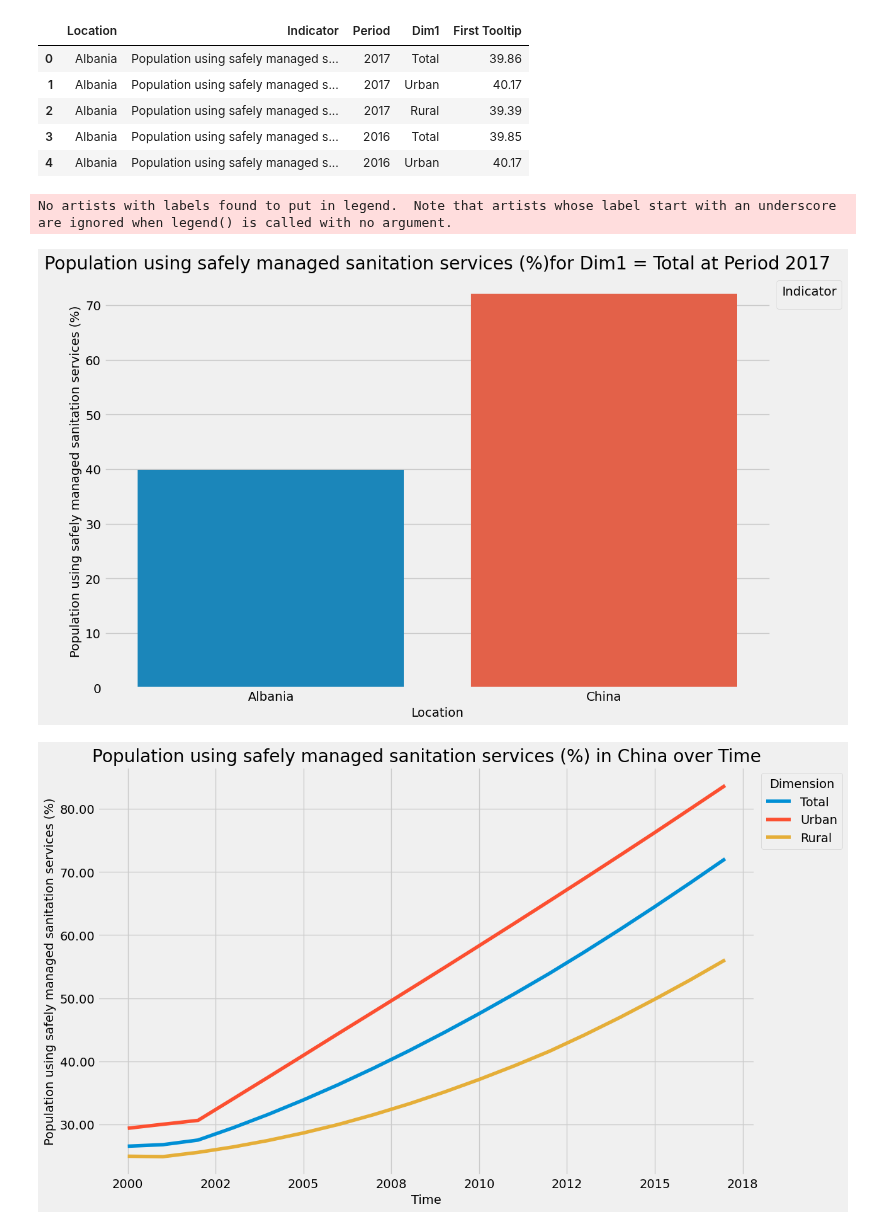
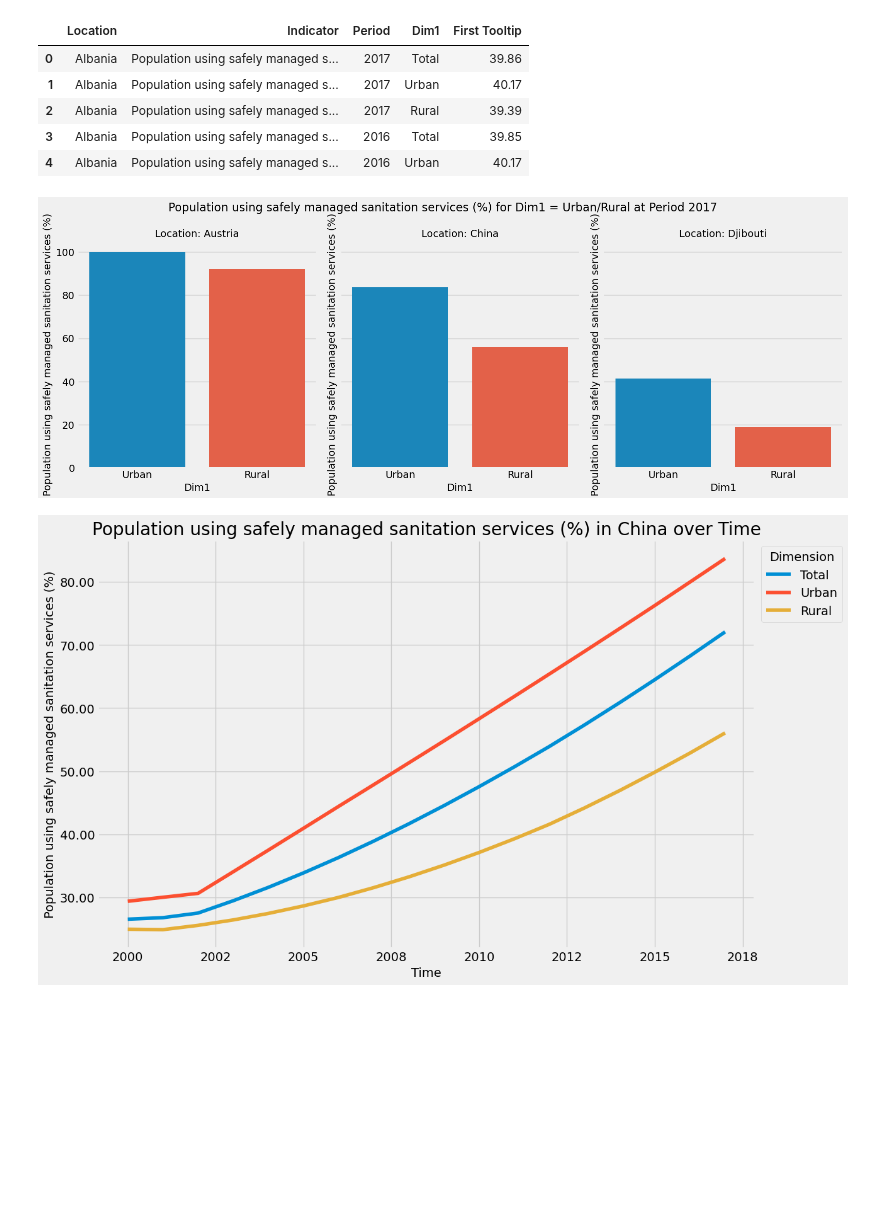
Before and after one commit to violetbi/sds-271-fp, a Jupyter notebook: prototype.ipynb, the cells around one changed output. Drawn from its saved outputs; the diff is of its cells as text; code cells hidden in the pictures; blank space fills up the shorter version.

```diff
--- a/prototype.ipynb
+++ b/prototype.ipynb
@@ -28,7 +28,7 @@ def check_same_entries_in_Indicator(data):
     """checks whether all entries in the 'Indicator' column are identical"""
     return data['Indicator'].nunique() == 1
 
-def plot_first_tooltip_by_location(data, period, column_name=None, location=None):
+def plot_first_tooltip_by_location(data, period, column_name=None,location=None):
     """
     Plot the value of "First Tooltip" for Dim1 = 'Total' at a designated period for different locations.
     In particular, if column_name is not provided and all entries in the 'Indicator' column are identical,
@@ -66,8 +66,8 @@ def plot_first_tooltip_by_location(data, period, column_name=None, location=None
                 loc_data = urban_rural_data[urban_rural_data['Location'] == loc]
                 sns.barplot(x='Dim1', y='First Tooltip', data=loc_data, ax=axes[i])
                 axes[i].set_title(f'Location: {loc}', fontsize=14)
-                axes[i].set_xlabel('Dim1', fontsize=12)
-                axes[i].set_ylabel(column_name, fontsize=12)
+                axes[i].set_xlabel('Dim1', fontsize=14)
+                axes[i].set_ylabel(column_name, fontsize=14)
 
             plt.tight_layout()
             plt.show()
@@ -263,10 +276,9 @@ health_data.head()
 | 3 | Albania | Population using safely managed s... | 2016 | Total | 39.85 |
 | 4 | Albania | Population using safely managed s... | 2016 | Urban | 40.17 |
 # %%
-plot_first_tooltip_by_location(health_data, 2017, None, ["China","Albania"])
+plot_first_tooltip_by_location(health_data, 2017, None, ["China","Austria","Djibouti"])
 # %% [output]
-No artists with labels found to put in legend.  Note that artists whose label start with an underscore are ignored when legend() is called with no argument.
-[figure, old version]
+[figure, new version]
 # %%
 lineplot(health_data, "China")
 # %% [output]
```
Also changed, not shown: parts of 3 cells of this notebook.
